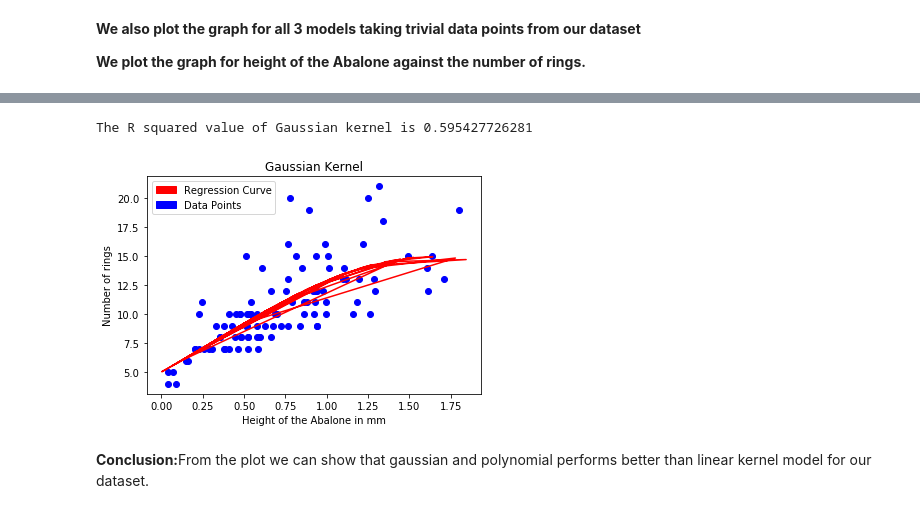
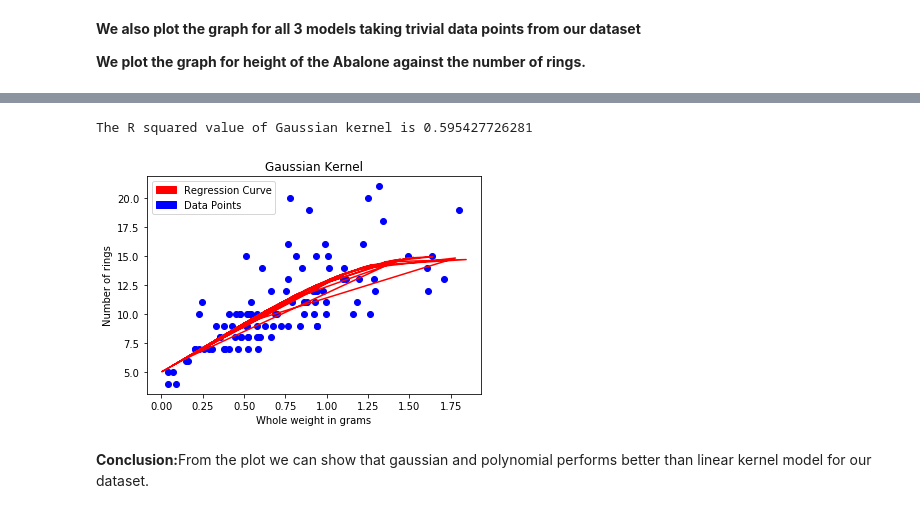
Before and after one commit to arpitharajanna/Machine_Learning, a Jupyter notebook: Kernelised Ridge Regression/KERNELISED RIDGE REGRESSION.ipynb, the cells around one changed output, grey strips where cells are left out. Cells and saved outputs as stored; diff of their text form; code cells hidden in the pictures.

```diff
--- a/Kernelised Ridge Regression/KERNELISED RIDGE REGRESSION.ipynb
+++ b/Kernelised Ridge Regression/KERNELISED RIDGE REGRESSION.ipynb
@@ -471,17 +471,17 @@ predicted_y_gauss=gaussker(sample_x_train,sample_y_train,sample_x_test)
 # %%
 #graph for gaussian kernel
 plt.scatter(np.squeeze(np.asarray(sample_x_train)),np.squeeze(np.asarray(sample_y_train)),c="blue")
 plt.plot(np.squeeze(np.asarray(sample_x_test)),np.squeeze(np.asarray(predicted_y_gauss)),c="red")
 plt.title("Gaussian Kernel")
-plt.xlabel("Height of the Abalone in mm")
+plt.xlabel("Whole weight in grams")
 plt.ylabel("Number of rings")
 red_patch = mpatches.Patch(color='red', label='Regression Curve')
 blue_patch = mpatches.Patch(color='blue', label='Data Points')
 plt.legend(handles=[red_patch,blue_patch])
 score_lin3=sklearn.metrics.r2_score(sample_y_test, predicted_y_gauss)
 print("The R squared value of Gaussian kernel is "+ str(score_lin3))
 # %% [output]
 The R squared value of Gaussian kernel is 0.595427726281
-[figure, old version]
+[figure, new version]
 # %% [markdown]
 <p align> <b> Conclusion:</b>From the plot we can show that gaussian and polynomial performs better than linear kernel model for our dataset.</p>
```
Also changed, not shown: parts of 2 cells of this notebook.
